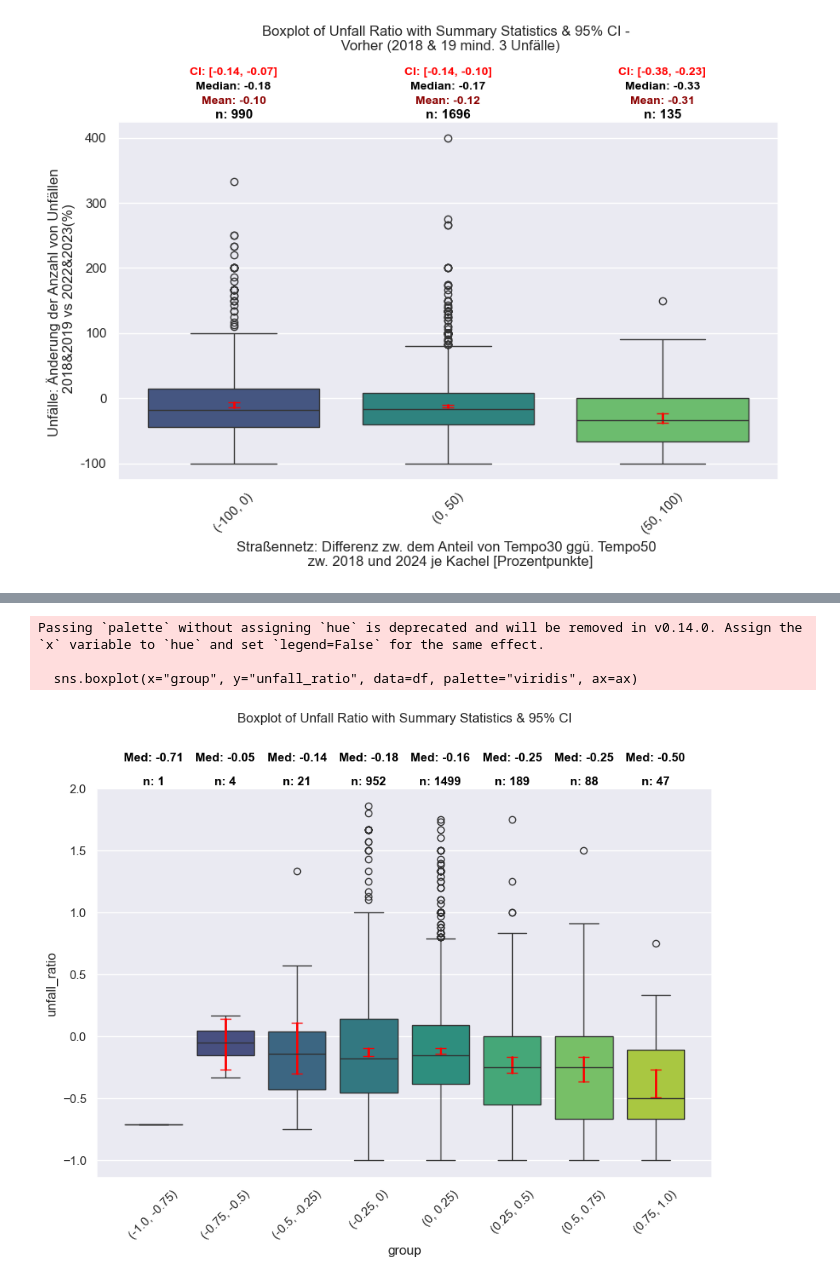
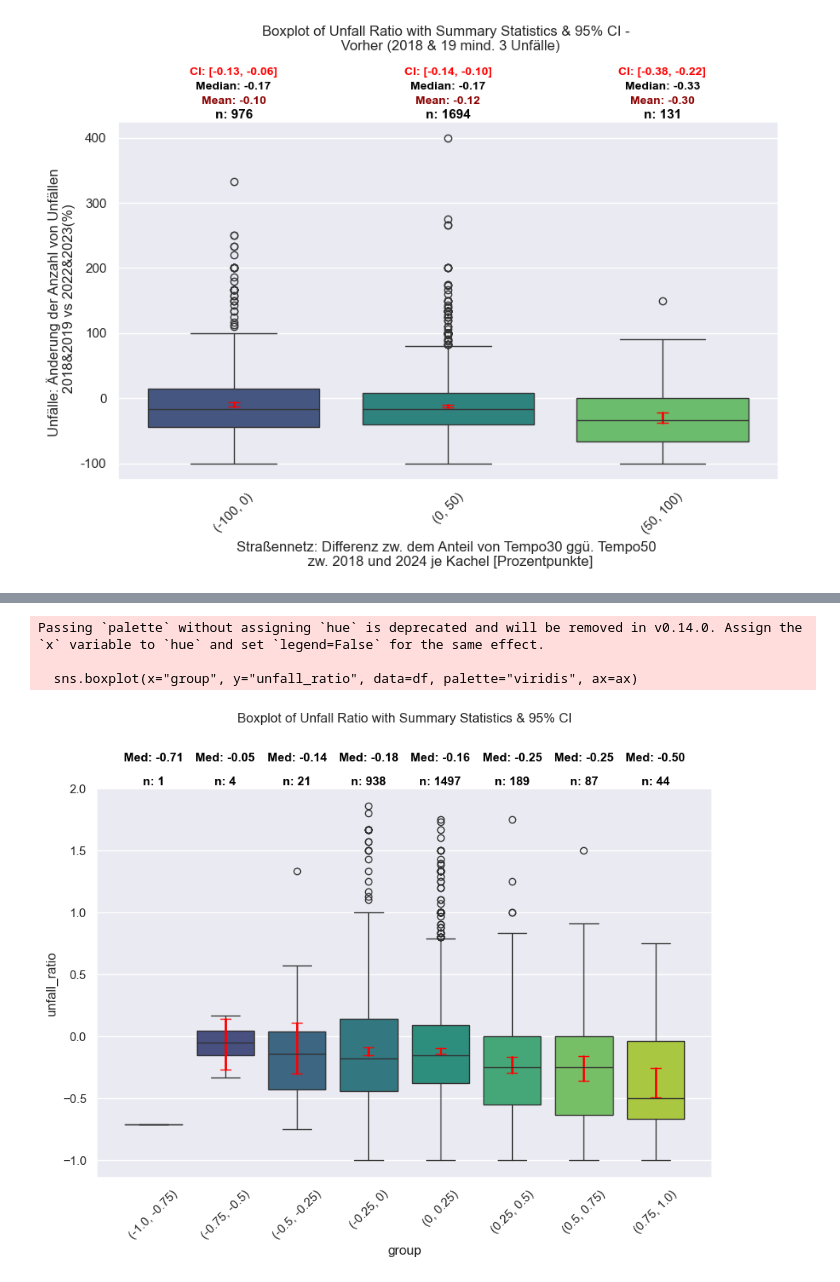
Before and after one commit to radverkehr/osm_history_analysis, a Jupyter notebook: 2_analyse_data_germany_statitics.ipynb, the cells around one changed output, grey strips where cells are left out. Drawn from its saved outputs; the diff is of its cells as text; code cells hidden in the pictures.

```diff
--- a/2_analyse_data_germany_statitics.ipynb
+++ b/2_analyse_data_germany_statitics.ipynb
@@ -795,6 +822,7 @@ sns.set_theme()
 df = fin_join
 df=df[df.vorher>=3].copy()
 #df=df[df.unfall_ratio<4]
+df=df[df[f"{last_year}_total_length"]>1000].copy()
 
 # Define bins and labels for categorizing `diff_ratio_tempo30`
 #bins = [-1, -0.2, 0, 0.2, 1]  # Bin edges
@@ -956,6 +984,7 @@ sns.set_theme()
 df = fin_join
 df=df[df.vorher>=3].copy()
 #df=df[df.unfall_ratio<8]
+df=df[df[f"{last_year}_total_length"]>300].copy()
 
 # Define bins and labels for categorizing `diff_ratio_tempo30`
 #bins = [-1, -0.2, 0, 0.2, 1]  # Bin edges
@@ -1043,6 +1160,7 @@ df = fin_join
 
 df=df[df.vorher>=3]
 df=df[df.unfall_ratio<2]
+df=df[df[f"{last_year}_total_length"]>300].copy()
 
 # Define bins and labels for categorizing `diff_ratio_tempo30`
 #bins = [-1, -0.2, 0, 0.2, 1]  # Bin edges
@@ -1085,31 +1203,31 @@ sns.boxplot(x="group", y="unfall_ratio", data=df, palette="viridis", ax=ax)
 
 # **Move title higher**
 plt.title("Boxplot of Unfall Ratio with Summary Statistics & 95% CI", pad=60)
 
 # **Set fixed Y-position for summary stats (closer to chart)**
 y_position = ax.get_ylim()[1] + (ax.get_ylim()[1] - ax.get_ylim()[0]) * 0.01  # Closer to plot
 
 # **Spacing factor for better line separation**
 line_spacing = (ax.get_ylim()[1] - ax.get_ylim()[0]) * 0.03  # Adjust spacing between lines
 
 # **Add Summary Statistics in multi-line format**
 for i, row in summary.iterrows():
     x_pos = i  # X-axis position aligned with boxplot
 
     # Add count, mean, and median (each on a new line with improved spacing)
     ax.text(x_pos, y_position, f"n: {int(row['count'])}", ha='center', fontsize=11, fontweight="bold", color="black")
     #ax.text(x_pos, y_position + line_spacing, f"Mean: {row['mean']:.2f}", ha='center', fontsize=11, fontweight="bold", color="darkred")
     ax.text(x_pos, y_position + line_spacing * 2, f"Med: {row['median']:.2f}", ha='center', fontsize=11, fontweight="bold", color="black")
 
     # **Plot Confidence Interval (CI) as error bars**
     ax.plot([x_pos, x_pos], [row["ci_lower"], row["ci_upper"]], color="red", linewidth=2, marker="_", markersize=10)
 
 # Adjust plot layout
 plt.subplots_adjust(top=0.85, bottom=0.15)  # Moves title up, allows space below
 plt.xticks(rotation=45)  # Rotate x labels for better readability
 plt.show()
 # %% [output]
 Passing `palette` without assigning `hue` is deprecated and will be removed in v0.14.0. Assign the `x` variable to `hue` and set `legend=False` for the same effect.
 
   sns.boxplot(x="group", y="unfall_ratio", data=df, palette="viridis", ax=ax)
-[figure, old version]
+[figure, new version]
```
Also changed, not shown: parts of 11 cells of this notebook, 2 other files.
